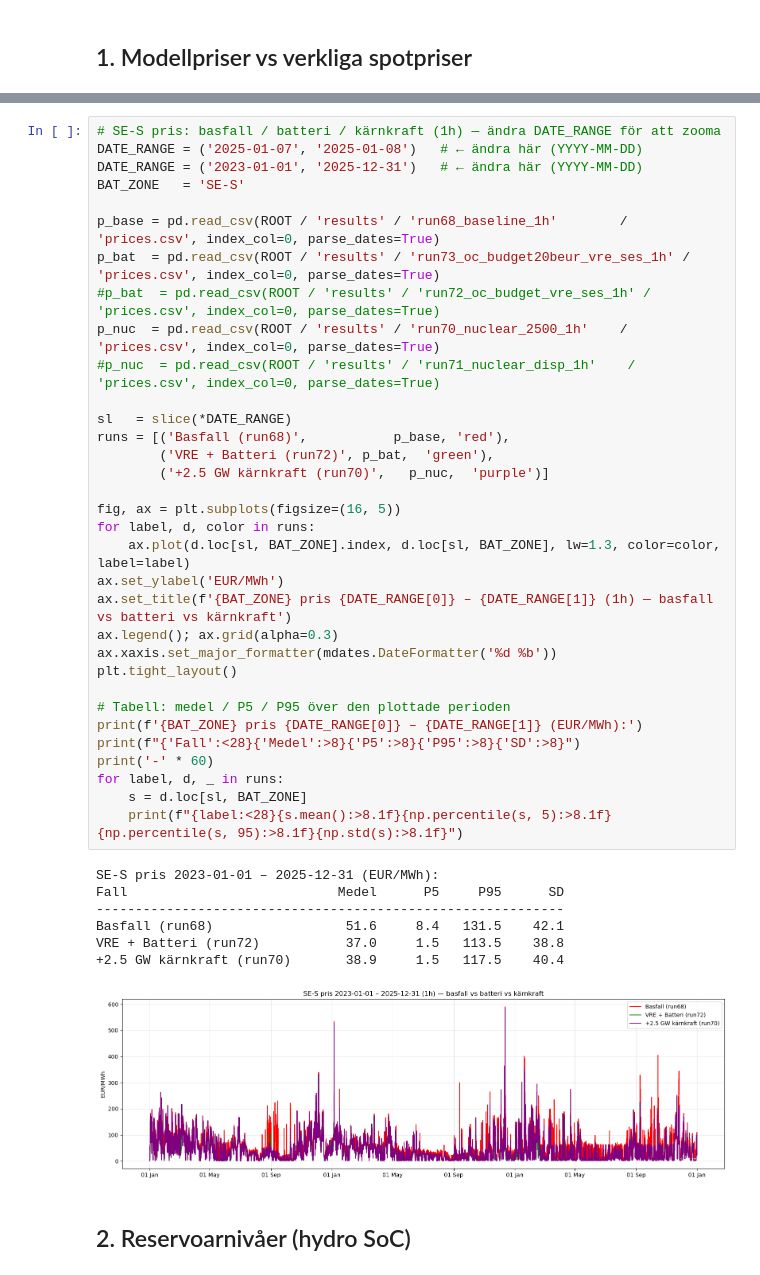
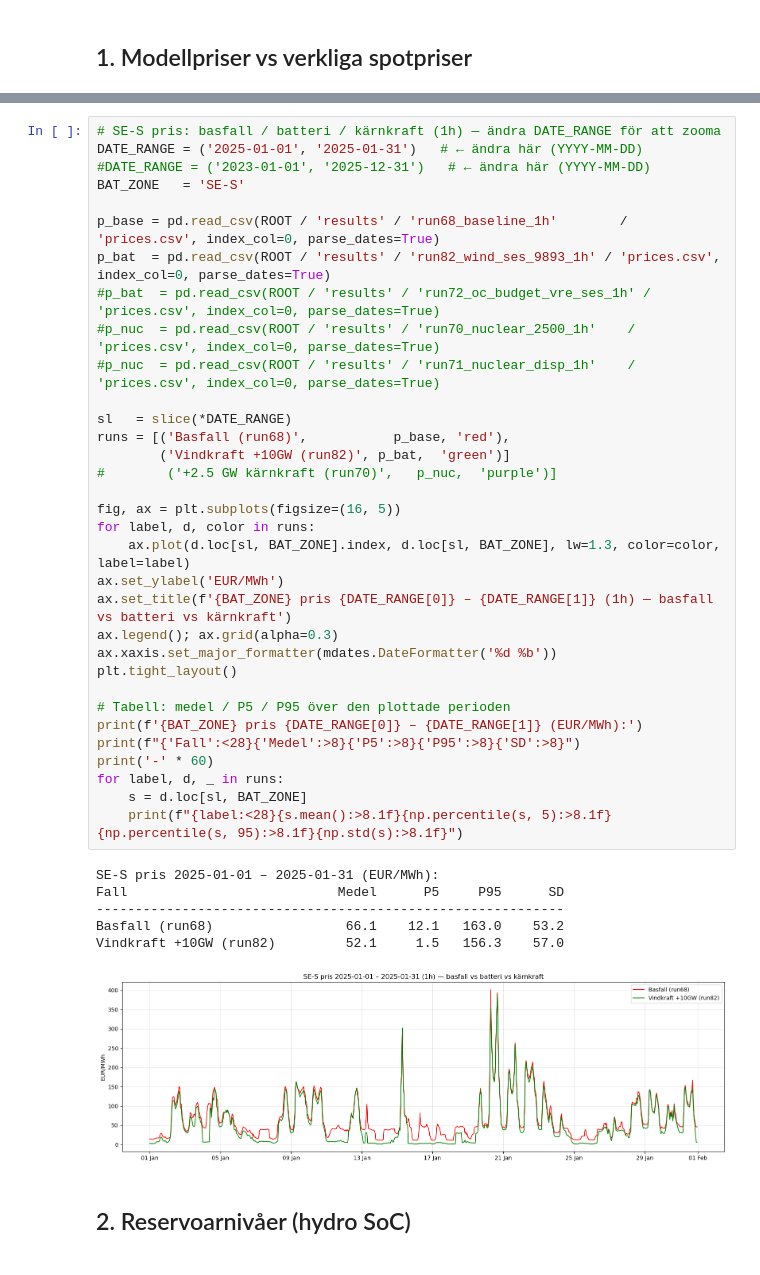
Before and after one commit to beow/NordPSA, a Jupyter notebook: notebooks/explore_results.ipynb, the cells around one changed output, grey strips where cells are left out. Saved outputs shown, nothing was run; the diff lists cells and outputs as text.

```diff
--- a/notebooks/explore_results.ipynb
+++ b/notebooks/explore_results.ipynb
@@ -157,45 +160,44 @@ FI          +10.5     +9.9    +15.0
 Bias = medel(modell - baseline). RMSE = typisk timfelstorlek (>= |bias|). Referens = senaste baseline (run74base_3h), inte historiskt faktiskt pris.
 # %%
 # SE-S pris: basfall / batteri / kärnkraft (1h) — ändra DATE_RANGE för att zooma
-DATE_RANGE = ('2025-01-07', '2025-01-08')   # ← ändra här (YYYY-MM-DD)
-DATE_RANGE = ('2023-01-01', '2025-12-31')   # ← ändra här (YYYY-MM-DD)
+DATE_RANGE = ('2025-01-01', '2025-01-31')   # ← ändra här (YYYY-MM-DD)
+#DATE_RANGE = ('2023-01-01', '2025-12-31')   # ← ändra här (YYYY-MM-DD)
 BAT_ZONE   = 'SE-S'
 
 p_base = pd.read_csv(ROOT / 'results' / 'run68_baseline_1h'        / 'prices.csv', index_col=0, parse_dates=True)
-p_bat  = pd.read_csv(ROOT / 'results' / 'run73_oc_budget20beur_vre_ses_1h' / 'prices.csv', index_col=0, parse_dates=True)
+p_bat  = pd.read_csv(ROOT / 'results' / 'run82_wind_ses_9893_1h' / 'prices.csv', index_col=0, parse_dates=True)
 #p_bat  = pd.read_csv(ROOT / 'results' / 'run72_oc_budget_vre_ses_1h' / 'prices.csv', index_col=0, parse_dates=True)
-p_nuc  = pd.read_csv(ROOT / 'results' / 'run70_nuclear_2500_1h'    / 'prices.csv', index_col=0, parse_dates=True)
+#p_nuc  = pd.read_csv(ROOT / 'results' / 'run70_nuclear_2500_1h'    / 'prices.csv', index_col=0, parse_dates=True)
 #p_nuc  = pd.read_csv(ROOT / 'results' / 'run71_nuclear_disp_1h'    / 'prices.csv', index_col=0, parse_dates=True)
 
 sl   = slice(*DATE_RANGE)
 runs = [('Basfall (run68)',           p_base, 'red'),
-        ('VRE + Batteri (run72)', p_bat,  'green'),
-        ('+2.5 GW kärnkraft (run70)',   p_nuc,  'purple')]
+        ('Vindkraft +10GW (run82)', p_bat,  'green')]
+#        ('+2.5 GW kärnkraft (run70)',   p_nuc,  'purple')]
 
 fig, ax = plt.subplots(figsize=(16, 5))
 for label, d, color in runs:
     ax.plot(d.loc[sl, BAT_ZONE].index, d.loc[sl, BAT_ZONE], lw=1.3, color=color, label=label)
 ax.set_ylabel('EUR/MWh')
 ax.set_title(f'{BAT_ZONE} pris {DATE_RANGE[0]} – {DATE_RANGE[1]} (1h) — basfall vs batteri vs kärnkraft')
 ax.legend(); ax.grid(alpha=0.3)
 ax.xaxis.set_major_formatter(mdates.DateFormatter('%d %b'))
 plt.tight_layout()
 
 # Tabell: medel / P5 / P95 över den plottade perioden
 print(f'{BAT_ZONE} pris {DATE_RANGE[0]} – {DATE_RANGE[1]} (EUR/MWh):')
 print(f"{'Fall':<28}{'Medel':>8}{'P5':>8}{'P95':>8}{'SD':>8}")
 print('-' * 60)
 for label, d, _ in runs:
     s = d.loc[sl, BAT_ZONE]
     print(f"{label:<28}{s.mean():>8.1f}{np.percentile(s, 5):>8.1f}{np.percentile(s, 95):>8.1f}{np.std(s):>8.1f}")
 # %% [output]
-SE-S pris 2023-01-01 – 2025-12-31 (EUR/MWh):
+SE-S pris 2025-01-01 – 2025-01-31 (EUR/MWh):
 Fall                           Medel      P5     P95      SD
 ------------------------------------------------------------
-Basfall (run68)                 51.6     8.4   131.5    42.1
-VRE + Batteri (run72)           37.0     1.5   113.5    38.8
-+2.5 GW kärnkraft (run70)       38.9     1.5   117.5    40.4
+Basfall (run68)                 66.1    12.1   163.0    53.2
+Vindkraft +10GW (run82)         52.1     1.5   156.3    57.0
-[figure, old version]
+[figure, new version]
 # %% [markdown]
 ## 2. Reservoarnivåer (hydro SoC)
 # %%
```
Also changed, not shown: parts of 14 cells of this notebook.
